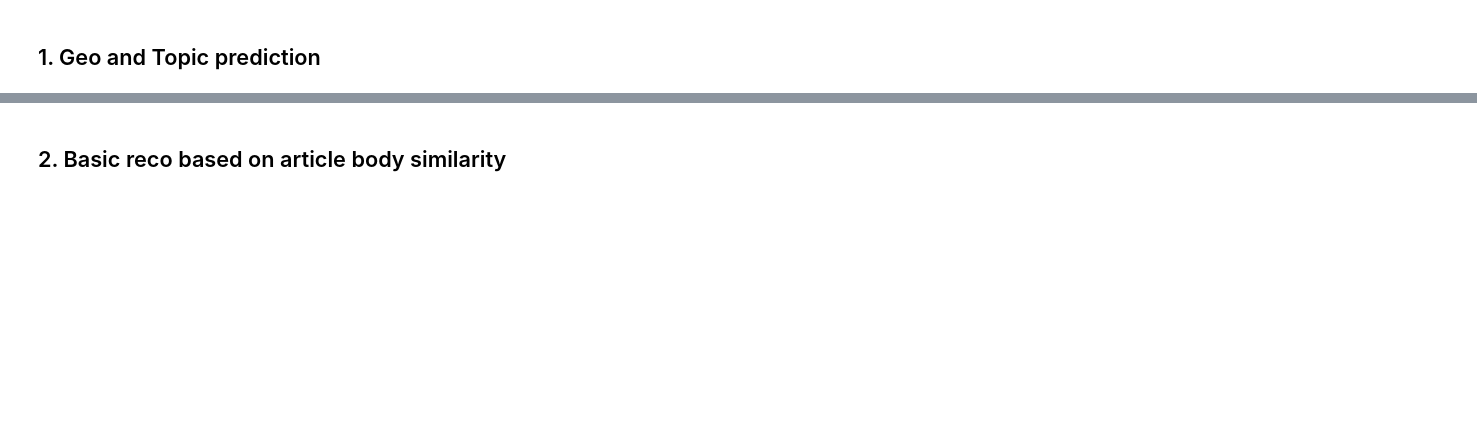
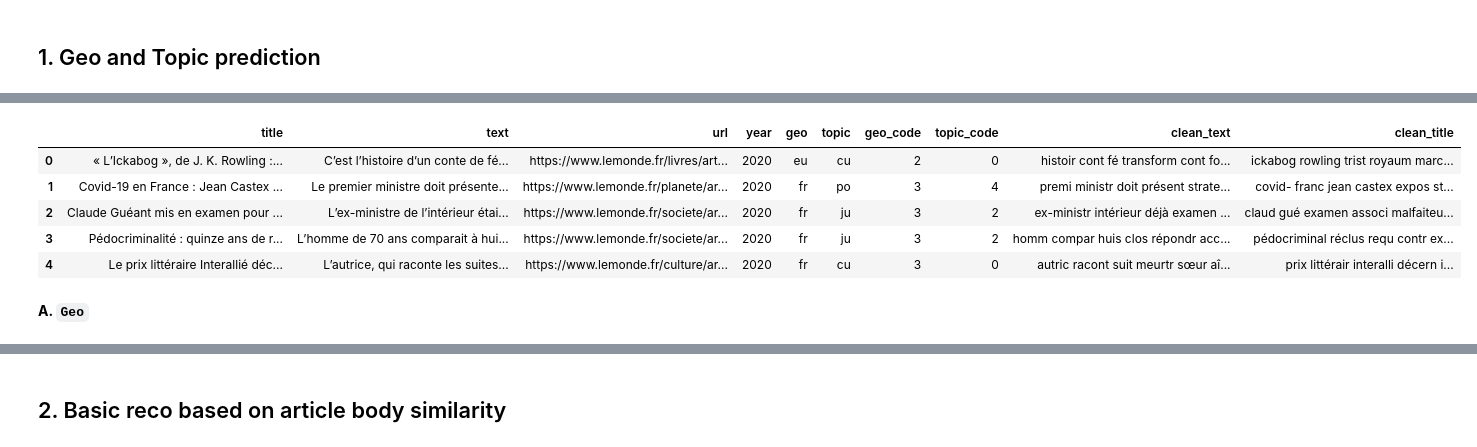
Before and after one commit to ldelille/nlp-archives, a Jupyter notebook: 03_Recommandation.ipynb, the cells around one changed output, grey strips where cells are left out. Drawn from its saved outputs; the diff is of its cells as text; code cells hidden in the pictures; blank space fills up the shorter version.

```diff
--- a/03_Recommandation.ipynb
+++ b/03_Recommandation.ipynb
@@ -170,0 +249,9 @@ pred_geo=best_geo_rf_entity_vocab.predict(sample_articles.text)
+# %%
+sample_df.head()
+# %% [output]
+|  | title | text | url | year | geo | topic | geo_code | topic_code | clean_text | clean_title |
+| 0 | « L’Ickabog », de J. K. Rowling :... | C’est l’histoire d’un conte de fé... | https://www.lemonde.fr/livres/art... | 2020 | eu | cu | 2 | 0 | histoir cont fé transform cont fo... | ickabog rowling trist royaum marc... |
+| 1 | Covid-19 en France : Jean Castex ... | Le premier ministre doit présente... | https://www.lemonde.fr/planete/ar... | 2020 | fr | po | 3 | 4 | premi ministr doit présent strate... | covid- franc jean castex expos st... |
+| 2 | Claude Guéant mis en examen pour ... | L’ex-ministre de l’intérieur étai... | https://www.lemonde.fr/societe/ar... | 2020 | fr | ju | 3 | 2 | ex-ministr intérieur déjà examen ... | claud gué examen associ malfaiteu... |
+| 3 | Pédocriminalité : quinze ans de r... | L’homme de 70 ans comparait à hui... | https://www.lemonde.fr/societe/ar... | 2020 | fr | ju | 3 | 2 | homm compar huis clos répondr acc... | pédocriminal réclus requ contr ex... |
+| 4 | Le prix littéraire Interallié déc... | L’autrice, qui raconte les suites... | https://www.lemonde.fr/culture/ar... | 2020 | fr | cu | 3 | 0 | autric racont suit meurtr sœur aî... | prix littérair interalli décern i... |
@@ -171 +261,3 @@ pred_geo=best_geo_rf_entity_vocab.predict(sample_articles.text)
+# %% [markdown]
+__A. `Geo`__
 # %%
```
Also changed, not shown: parts of 19 cells of this notebook.
